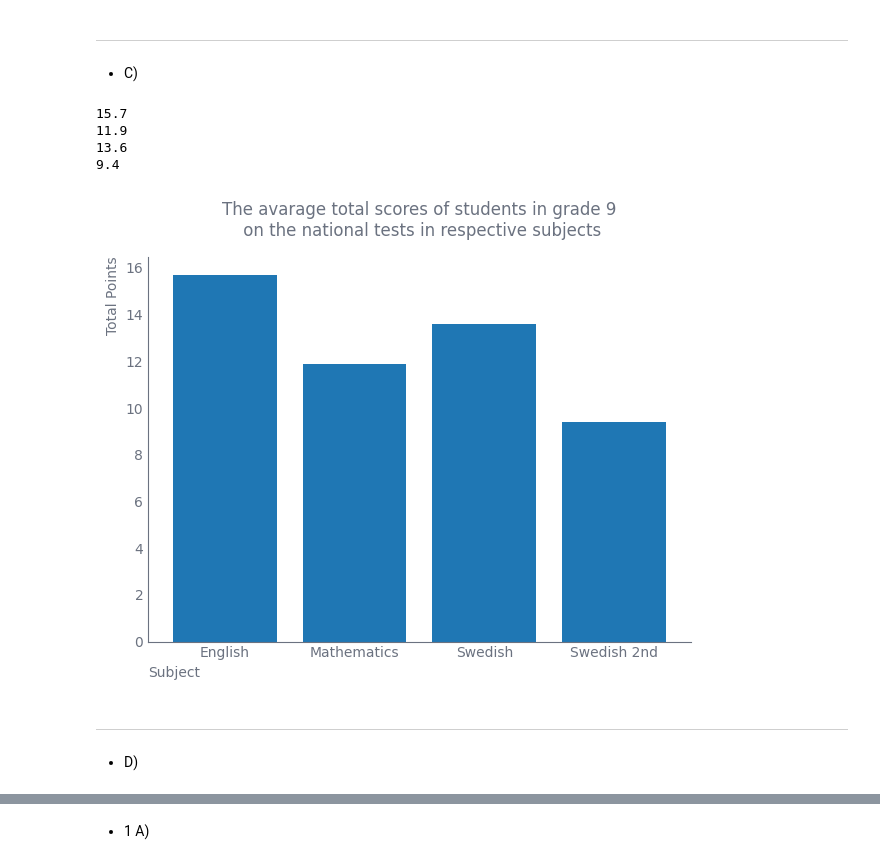
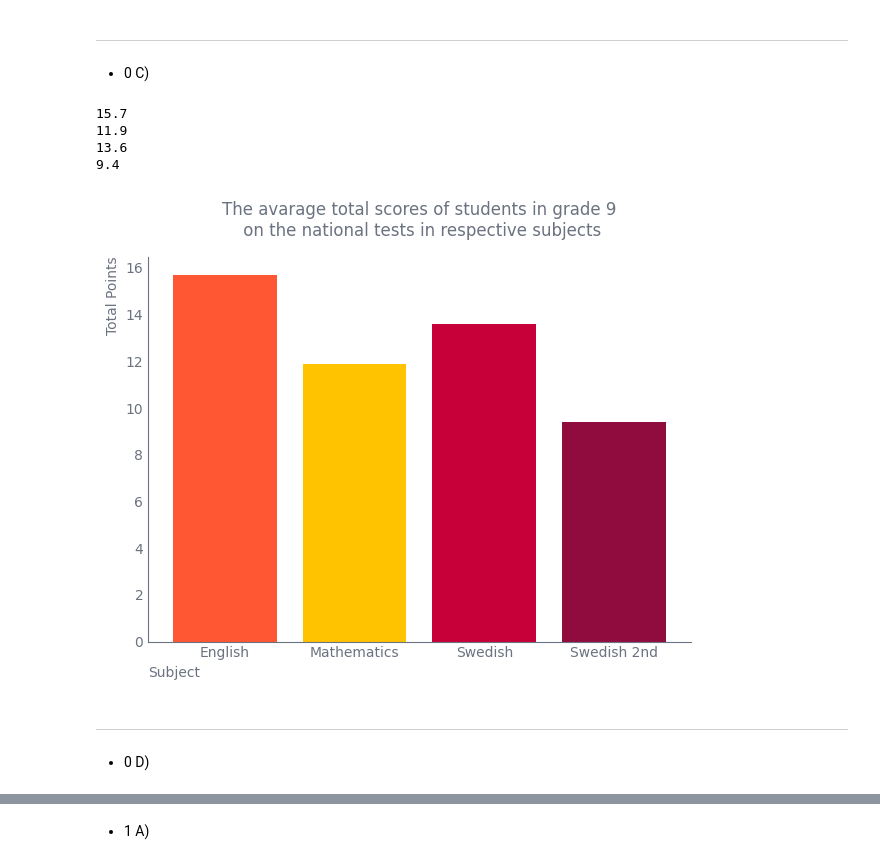
Before and after one commit to NoahEliasson/Python-Noah-Eliasson-OPA23, a Jupyter notebook: labb_2/labb_2.ipynb, the cells around one changed output, grey strips where cells are left out. Saved outputs shown, nothing was run; the diff lists cells and outputs as text; code cells hidden in the pictures.

```diff
--- a/labb_2/labb_2.ipynb
+++ b/labb_2/labb_2.ipynb
@@ -65,7 +66,7 @@ print(girls_passed)
 # %% [markdown]
 -----------------
 # %% [markdown]
-- C)
+- 0 C)
 # %%
 # create a method for this that takes a dataframe as arugment and the index vales 0, 8
 total_points_english = df_english.iloc[0, 8]
@@ -87,32 +88,34 @@ print(total_points_swedish_2)
 # %%
 GRAY1 = "#6b7280"
 
 categories = ["English", "Mathematics", "Swedish", "Swedish 2nd"]
 total_points = [total_points_english, total_points_mathematics, total_points_swedish, total_points_swedish_2]
 
 fig, ax = plt.subplots(figsize=(7, 5))
 
-bars = ax.bar(categories, total_points)
+colors = ["#FF5733", "#FFC300", "#C70039", "#900C3F"]
+
+bars = ax.bar(categories, total_points, color=colors)
 ax.set_ylabel('Total Points', loc="top", color=GRAY1)
 ax.set_xlabel('Subject', loc="left", color=GRAY1)
 
 ax.spines["top"].set_visible(False)
 ax.spines["right"].set_visible(False)
 ax.spines["left"].set_color(GRAY1)
 ax.spines["bottom"].set_color(GRAY1)
 
 ax.tick_params(colors=GRAY1)
 
 ax.set_title("The avarage total scores of students in grade 9\n on the national tests in respective subjects", pad=15, color=GRAY1, fontsize=12)
 #Alternative to the design is to use: plt.style.use("../labb_2/styles/base.mplstyle") although i wanted use manunal desgins
 
-fig.savefig("Visualisering/plot_c_")
+fig.savefig("Visualisering/plot_c_.png")
 # %% [output]
-[figure, old version]
+[figure, new version]
 # %% [markdown]
 ----------
 # %% [markdown]
--  D)
+-  0 D)
 # %%
 """drop empty row in one of the excel sheets"""
 df_swedish_2
```
Also changed, not shown: parts of 19 cells of this notebook, 23 other files.
